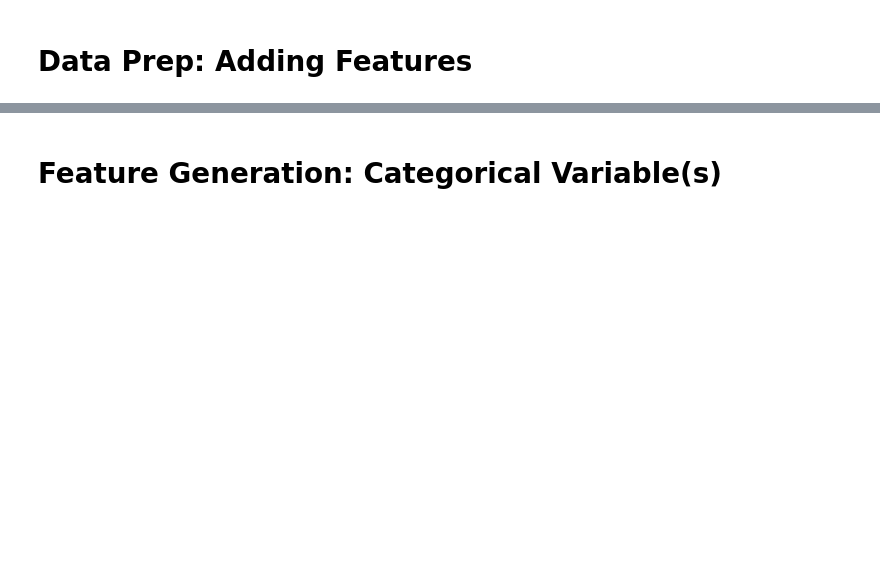
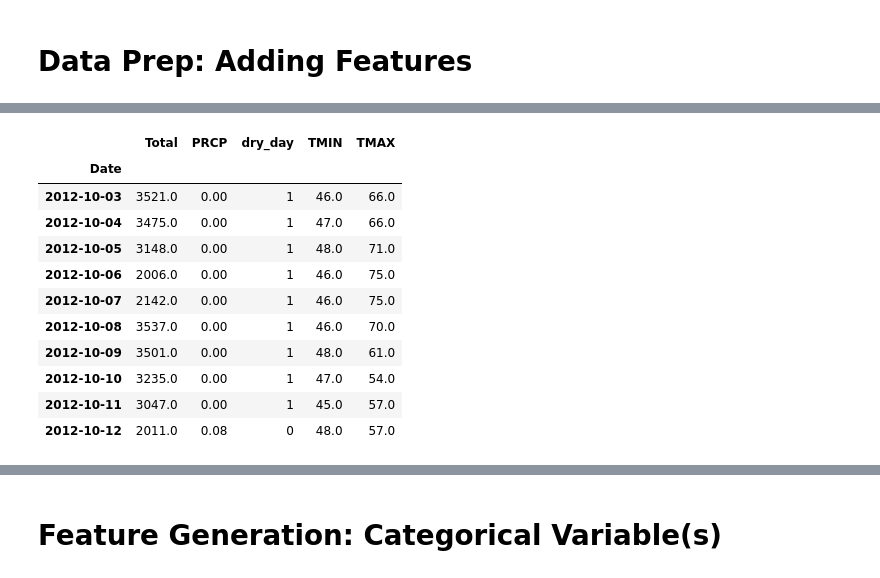
Before and after one commit to shravan207/datascience, a Jupyter notebook: analysis.ipynb, the cells around one changed output, grey strips where cells are left out. Cells and saved outputs as stored; diff of their text form; code cells hidden in the pictures; blank space fills up the shorter version.

```diff
--- a/analysis.ipynb
+++ b/analysis.ipynb
@@ -47,2 +71,24 @@ daily = daily.join(weather[['PRCP', 'dry_day', 'TMIN', 'TMAX']])
+# %%
+# Join selected weather columns
+# We are joining the four columns relevant to us in the weather dataset to our
+# daily dataframe which has total number of bikers for the given day.
+# We choose the 3 columns that are pre-existent in the weather dataset,
+# namely, precipitation, minimum and maximum temperature for the day and
+# our own feature which we made, which is the dry day column.
+daily = daily.join(weather[['PRCP', 'dry_day', 'TMIN', 'TMAX']])
+daily.head(10)
+# %% [output]
+|  | Total | PRCP | dry_day | TMIN | TMAX |
+| Date |  |  |  |  |  |
+| 2012-10-03 | 3521.0 | 0.00 | 1 | 46.0 | 66.0 |
+| 2012-10-04 | 3475.0 | 0.00 | 1 | 47.0 | 66.0 |
+| 2012-10-05 | 3148.0 | 0.00 | 1 | 48.0 | 71.0 |
+| 2012-10-06 | 2006.0 | 0.00 | 1 | 46.0 | 75.0 |
+| 2012-10-07 | 2142.0 | 0.00 | 1 | 46.0 | 75.0 |
+| 2012-10-08 | 3537.0 | 0.00 | 1 | 46.0 | 70.0 |
+| 2012-10-09 | 3501.0 | 0.00 | 1 | 48.0 | 61.0 |
+| 2012-10-10 | 3235.0 | 0.00 | 1 | 47.0 | 54.0 |
+| 2012-10-11 | 3047.0 | 0.00 | 1 | 45.0 | 57.0 |
+| 2012-10-12 | 2011.0 | 0.08 | 0 | 48.0 | 57.0 |
 # %%
 # Compute hours of daylight
```
Also changed, not shown: parts of 25 cells of this notebook.
